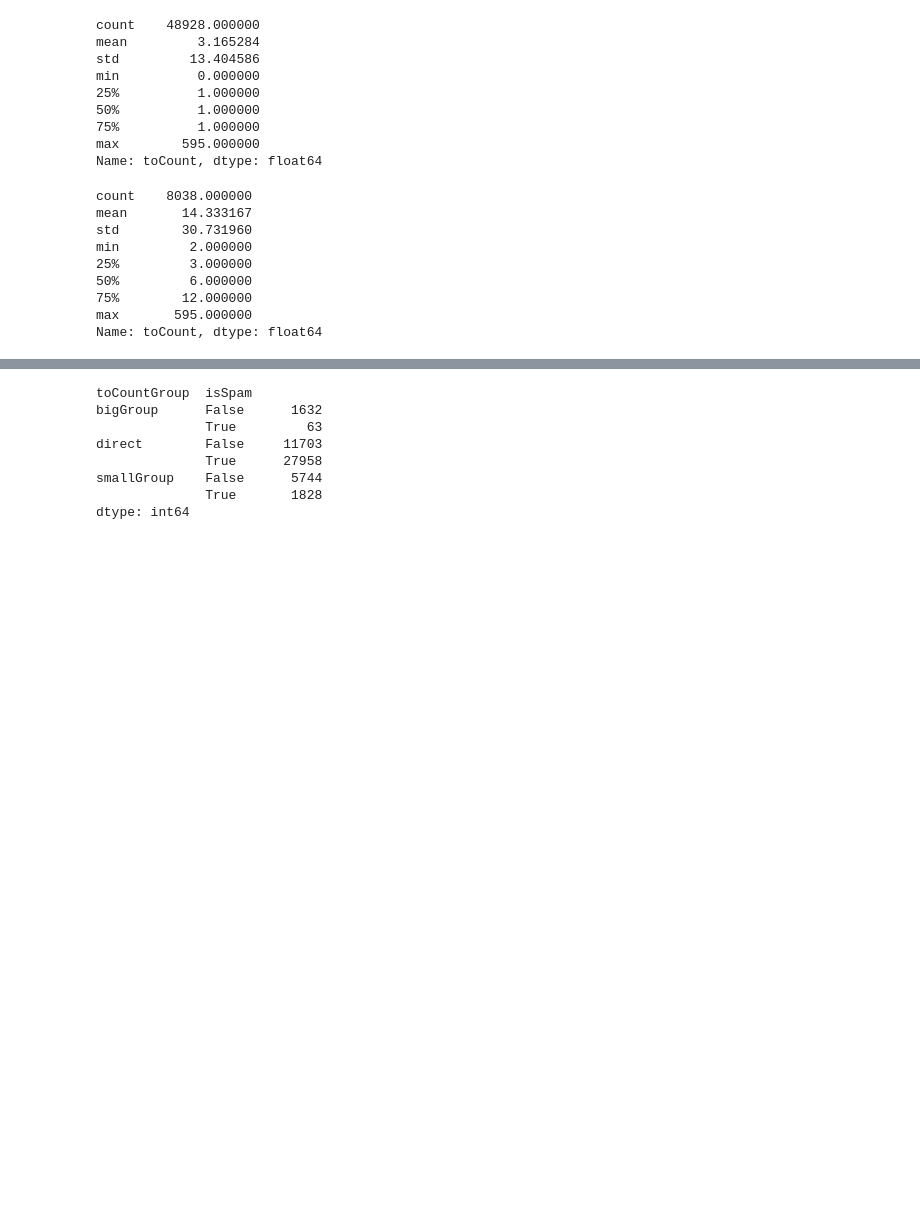
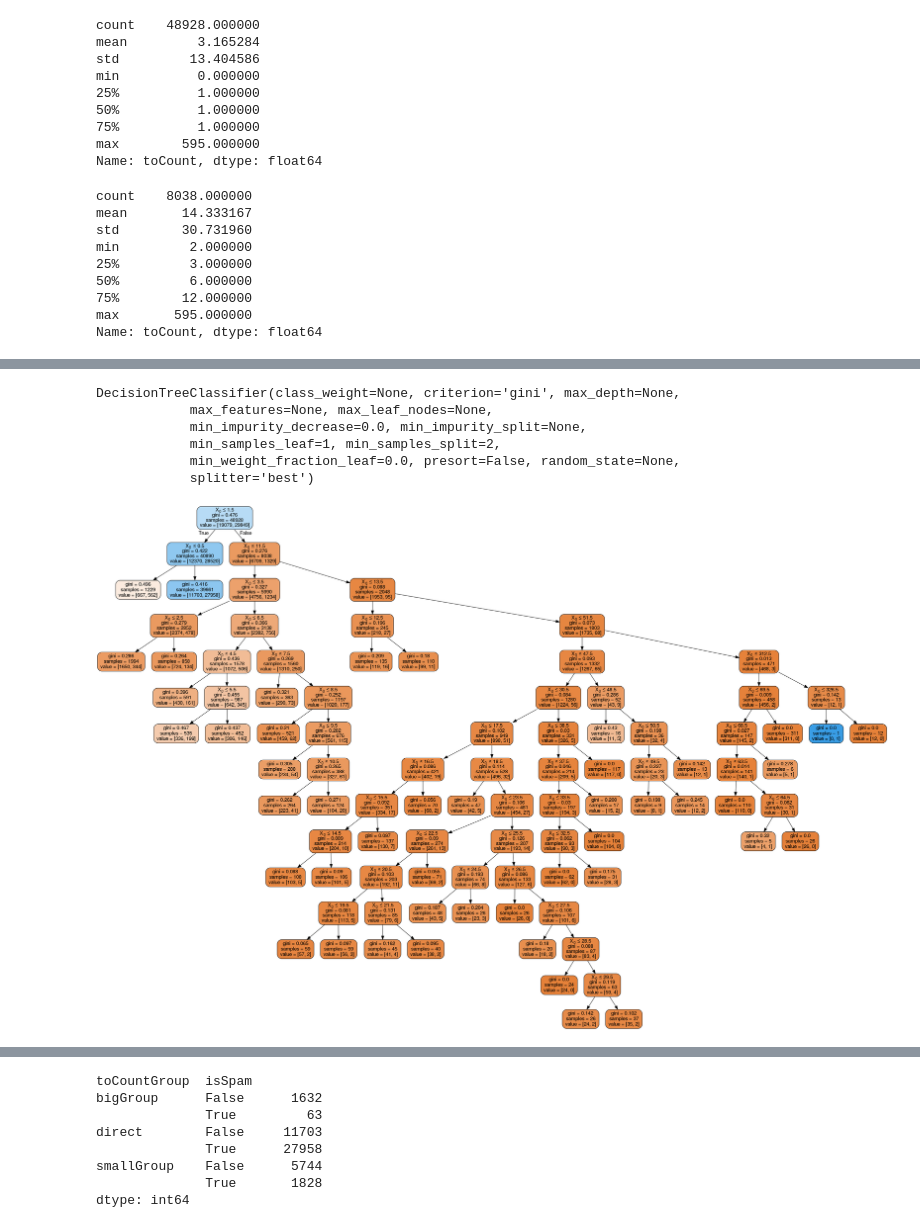
Before and after one commit to cordeiroph/SpamEmailClassifier, a Jupyter notebook: SpamEmailClassifier2.ipynb, the cells around one changed output, grey strips where cells are left out. Drawn from its saved outputs; the diff is of its cells as text; code cells hidden in the pictures; blank space fills up the shorter version.

```diff
--- a/SpamEmailClassifier2.ipynb
+++ b/SpamEmailClassifier2.ipynb
@@ -463,3 +507,33 @@ Name: toCount, dtype: float64
+# %%
+from sklearn import tree
+
+df['isSpamStr'] = df['isSpam'].apply(lambda x: str(x))
+
+clf = tree.DecisionTreeClassifier()
+clf = clf.fit(df[['toCount']], df['isSpamStr'])
+
+print(clf)
+# %% [output]
+DecisionTreeClassifier(class_weight=None, criterion='gini', max_depth=None,
+            max_features=None, max_leaf_nodes=None,
+            min_impurity_decrease=0.0, min_impurity_split=None,
+            min_samples_leaf=1, min_samples_split=2,
+            min_weight_fraction_leaf=0.0, presort=False, random_state=None,
+            splitter='best')
+# %%
+from sklearn.externals.six import StringIO
+from IPython.display import Image
+from sklearn.tree import export_graphviz
+import pydotplus
+
+dot_data = StringIO()
+export_graphviz(clf, out_file=dot_data,
+                filled=True, rounded=True,
+                special_characters=True)
+graph = pydotplus.graph_from_dot_data(dot_data.getvalue())
+Image(graph.create_png())
+# %% [output]
+[figure, added]
 # %%
 dfMaster['toCountGroup'] = dfMaster['toCount'].apply(lambda x: 'direct' if x == 1 else ('smallGroup' if x < 15 else 'bigGroup'))
 
```
Also changed, not shown: parts of 10 cells of this notebook.
